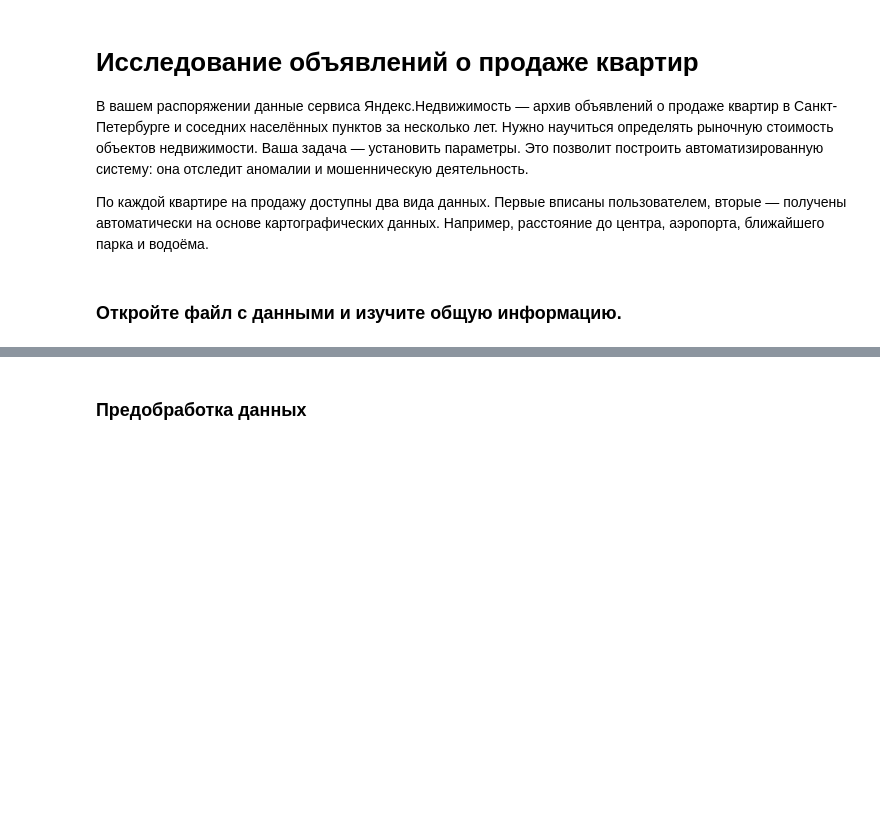
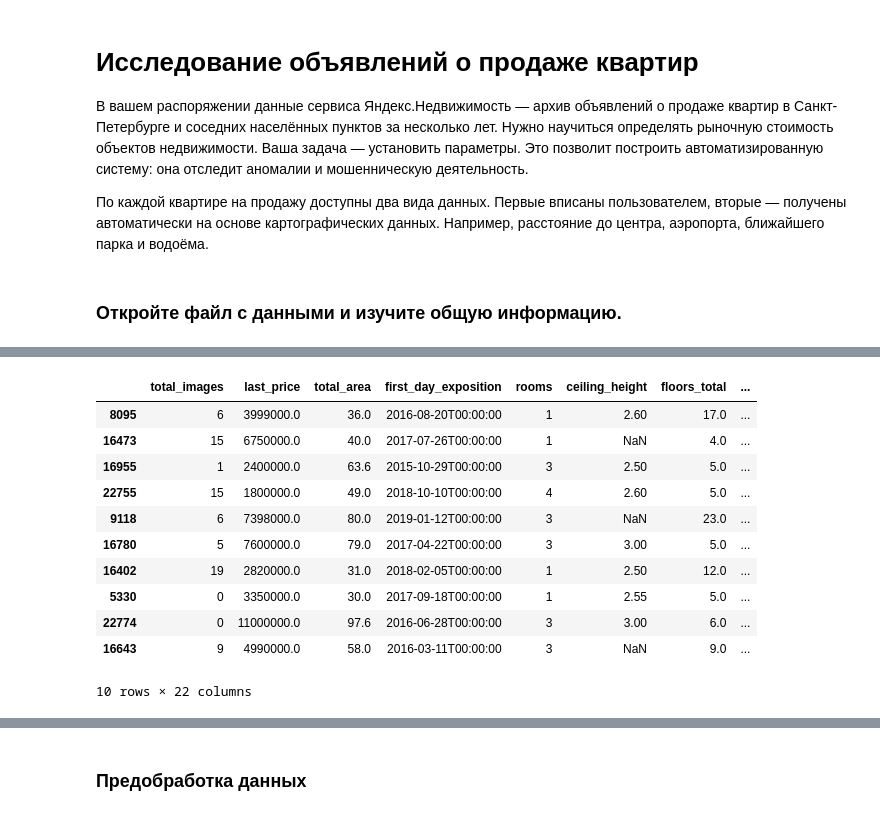
Before and after one commit to ndelenyan/practicum, a Jupyter notebook: sprint05/sprint05.ipynb, the cells around one changed output, grey strips where cells are left out. Drawn from its saved outputs; the diff is of its cells as text; code cells hidden in the pictures; blank space fills up the shorter version.

```diff
--- a/sprint05/sprint05.ipynb
+++ b/sprint05/sprint05.ipynb
@@ -8,0 +35,15 @@
+# %%
+df.sample(10)
+# %% [output]
+|  | total_images | last_price | total_area | first_day_exposition | rooms | ceiling_height | floors_total | ... |
+| 8095 | 6 | 3999000.0 | 36.0 | 2016-08-20T00:00:00 | 1 | 2.60 | 17.0 | ... |
+| 16473 | 15 | 6750000.0 | 40.0 | 2017-07-26T00:00:00 | 1 | NaN | 4.0 | ... |
+| 16955 | 1 | 2400000.0 | 63.6 | 2015-10-29T00:00:00 | 3 | 2.50 | 5.0 | ... |
+| 22755 | 15 | 1800000.0 | 49.0 | 2018-10-10T00:00:00 | 4 | 2.60 | 5.0 | ... |
+| 9118 | 6 | 7398000.0 | 80.0 | 2019-01-12T00:00:00 | 3 | NaN | 23.0 | ... |
+| 16780 | 5 | 7600000.0 | 79.0 | 2017-04-22T00:00:00 | 3 | 3.00 | 5.0 | ... |
+| 16402 | 19 | 2820000.0 | 31.0 | 2018-02-05T00:00:00 | 1 | 2.50 | 12.0 | ... |
+| 5330 | 0 | 3350000.0 | 30.0 | 2017-09-18T00:00:00 | 1 | 2.55 | 5.0 | ... |
+| 22774 | 0 | 11000000.0 | 97.6 | 2016-06-28T00:00:00 | 3 | 3.00 | 6.0 | ... |
+| 16643 | 9 | 4990000.0 | 58.0 | 2016-03-11T00:00:00 | 3 | NaN | 9.0 | ... |
+10 rows × 22 columns
```
Also changed, not shown: parts of 5 cells of this notebook.
